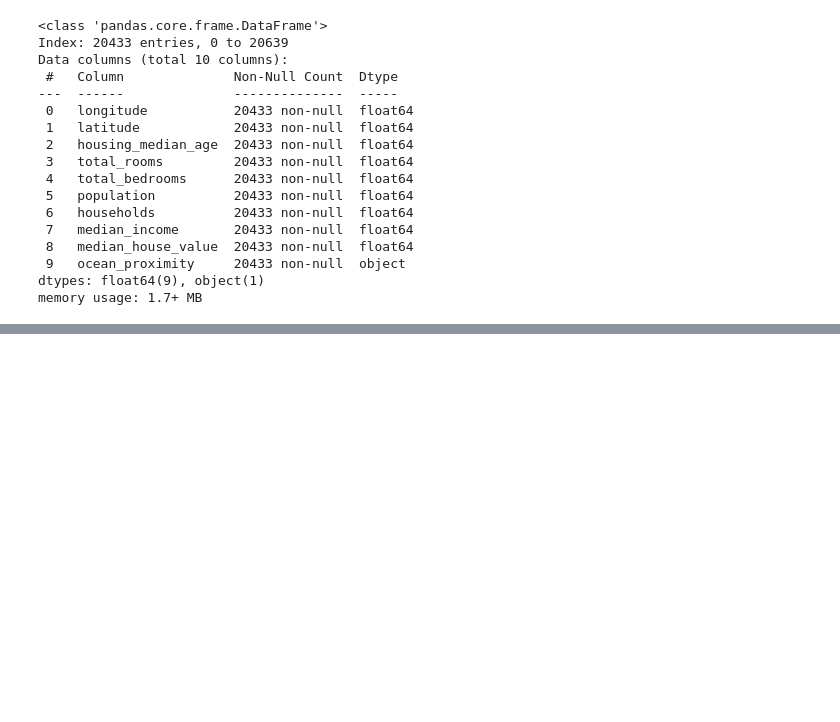
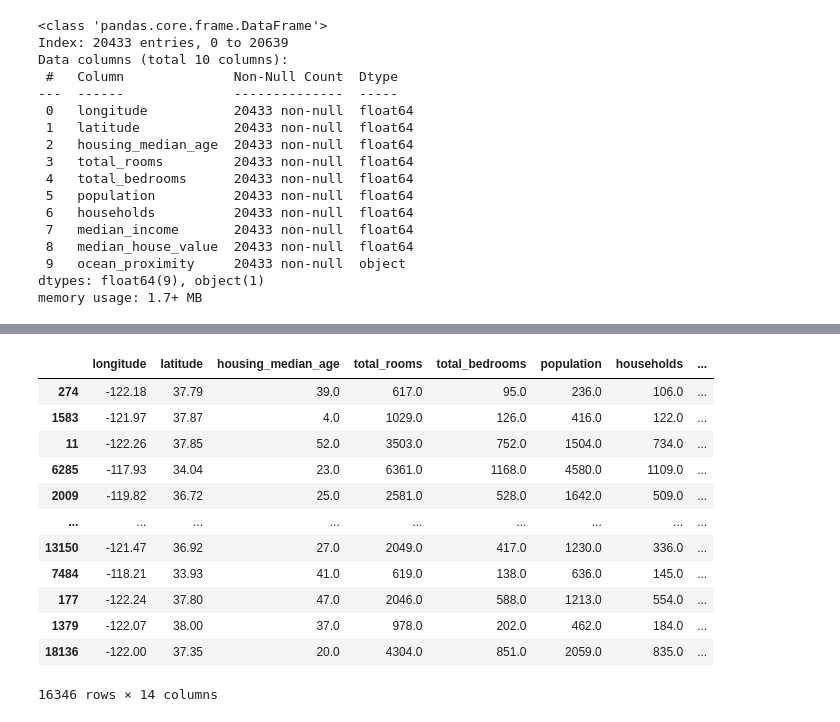
Before and after one commit to shiv-am0/Real-Estate-Price-Prediction, a Jupyter notebook: california-price-prediction.ipynb, the cells around one changed output, grey strips where cells are left out. Saved outputs shown, nothing was run; the diff lists cells and outputs as text; code cells hidden in the pictures; blank space fills up the shorter version.

```diff
--- a/california-price-prediction.ipynb
+++ b/california-price-prediction.ipynb
@@ -109,0 +110,18 @@ array([[<Axes: title={'center': 'longitude'}>,
+# %%
+# Get dummy variables for ocean proximity.
+train_data = train_data.join(pd.get_dummies(train_data.ocean_proximity)).drop(['ocean_proximity'], axis=1)
+train_data
+# %% [output]
+|  | longitude | latitude | housing_median_age | total_rooms | total_bedrooms | population | households | ... |
+| 274 | -122.18 | 37.79 | 39.0 | 617.0 | 95.0 | 236.0 | 106.0 | ... |
+| 1583 | -121.97 | 37.87 | 4.0 | 1029.0 | 126.0 | 416.0 | 122.0 | ... |
+| 11 | -122.26 | 37.85 | 52.0 | 3503.0 | 752.0 | 1504.0 | 734.0 | ... |
+| 6285 | -117.93 | 34.04 | 23.0 | 6361.0 | 1168.0 | 4580.0 | 1109.0 | ... |
+| 2009 | -119.82 | 36.72 | 25.0 | 2581.0 | 528.0 | 1642.0 | 509.0 | ... |
+| ... | ... | ... | ... | ... | ... | ... | ... | ... |
+| 13150 | -121.47 | 36.92 | 27.0 | 2049.0 | 417.0 | 1230.0 | 336.0 | ... |
+| 7484 | -118.21 | 33.93 | 41.0 | 619.0 | 138.0 | 636.0 | 145.0 | ... |
+| 177 | -122.24 | 37.80 | 47.0 | 2046.0 | 588.0 | 1213.0 | 554.0 | ... |
+| 1379 | -122.07 | 38.00 | 37.0 | 978.0 | 202.0 | 462.0 | 184.0 | ... |
+| 18136 | -122.00 | 37.35 | 20.0 | 4304.0 | 851.0 | 2059.0 | 835.0 | ... |
+16346 rows × 14 columns
```
Also changed, not shown: parts of 6 cells of this notebook.
